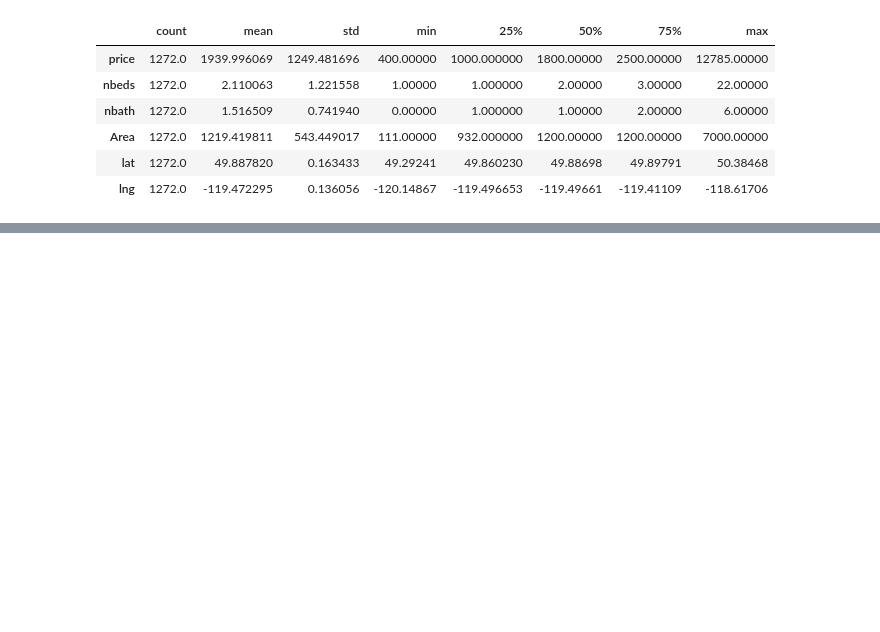
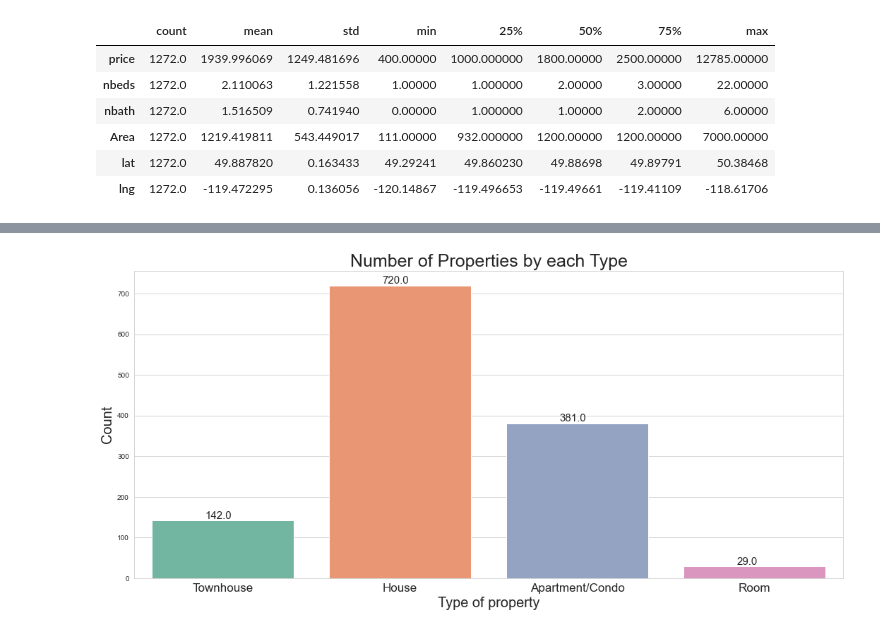
Before and after one commit to aiillen/Kelowna-Rental-Price-Prediction-Using-Machine-Learning-Algorithms, a Jupyter notebook: notebooks/EDA.ipynb, the cells around one changed output, grey strips where cells are left out. Drawn from its saved outputs; the diff is of its cells as text; code cells hidden in the pictures; blank space fills up the shorter version.

```diff
--- a/notebooks/EDA.ipynb
+++ b/notebooks/EDA.ipynb
@@ -50,0 +128,22 @@ df.describe().T
+# %%
+df2 = df[['price', 'Type', 'nbeds', 'nbath', 'Area', 'lat', 'lng']]
+# %%
+plt.figure(figsize=(18, 8))
+ax = sns.countplot(data=df2, x='Type', palette='Set2')
+
+# set the labels and title
+ax.set_xlabel('Type of property', fontsize=20)
+ax.set_ylabel('Count', fontsize=20)
+ax.set_title('Number of Properties by each Type', fontsize=25)
+
+# rotate the x-axis labels to improve readability and make them larger
+plt.xticks(fontsize=17)
+
+# add count labels to the bars
+for p in ax.patches:
+    ax.annotate(f'{p.get_height()}', (p.get_x() + 0.3, p.get_height() + 5), fontsize=15)
+
+# display the plot
+plt.show()
+# %% [output]
+[figure, added]
```
Also changed, not shown: parts of 23 cells of this notebook.
